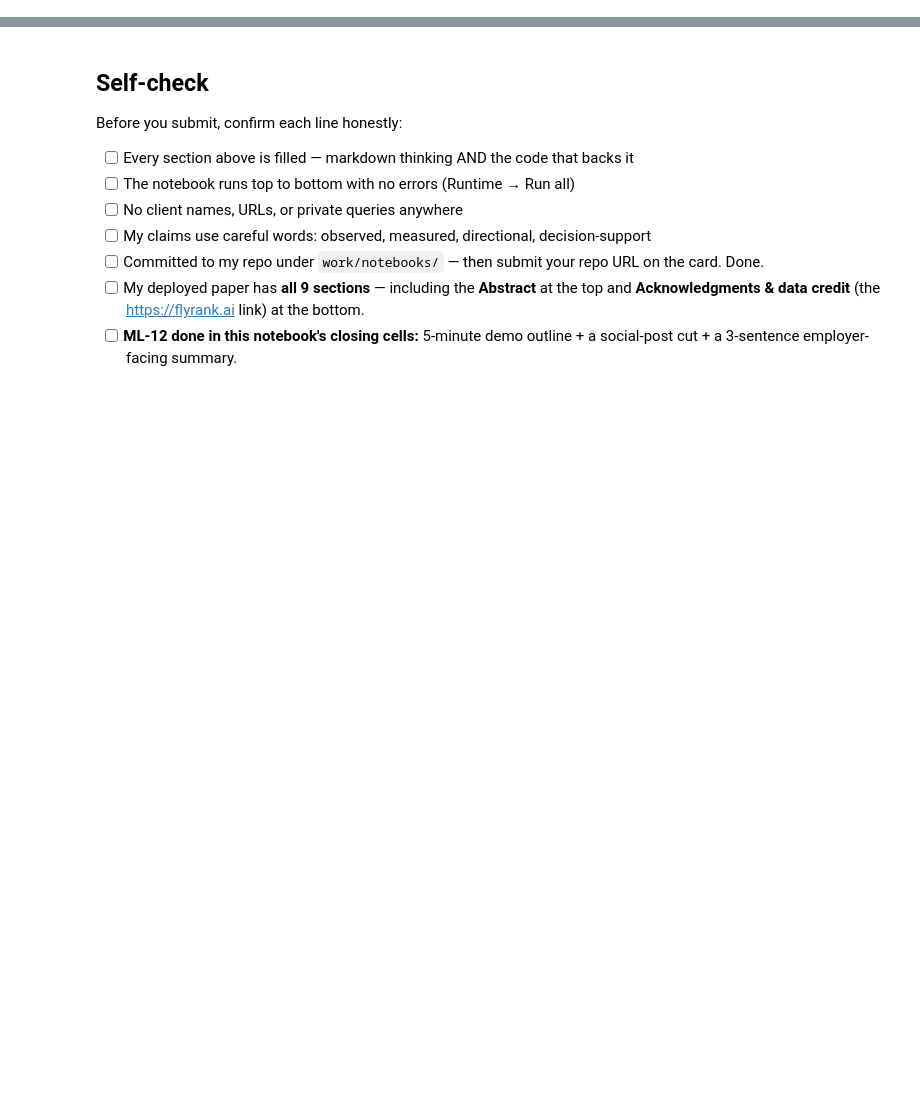
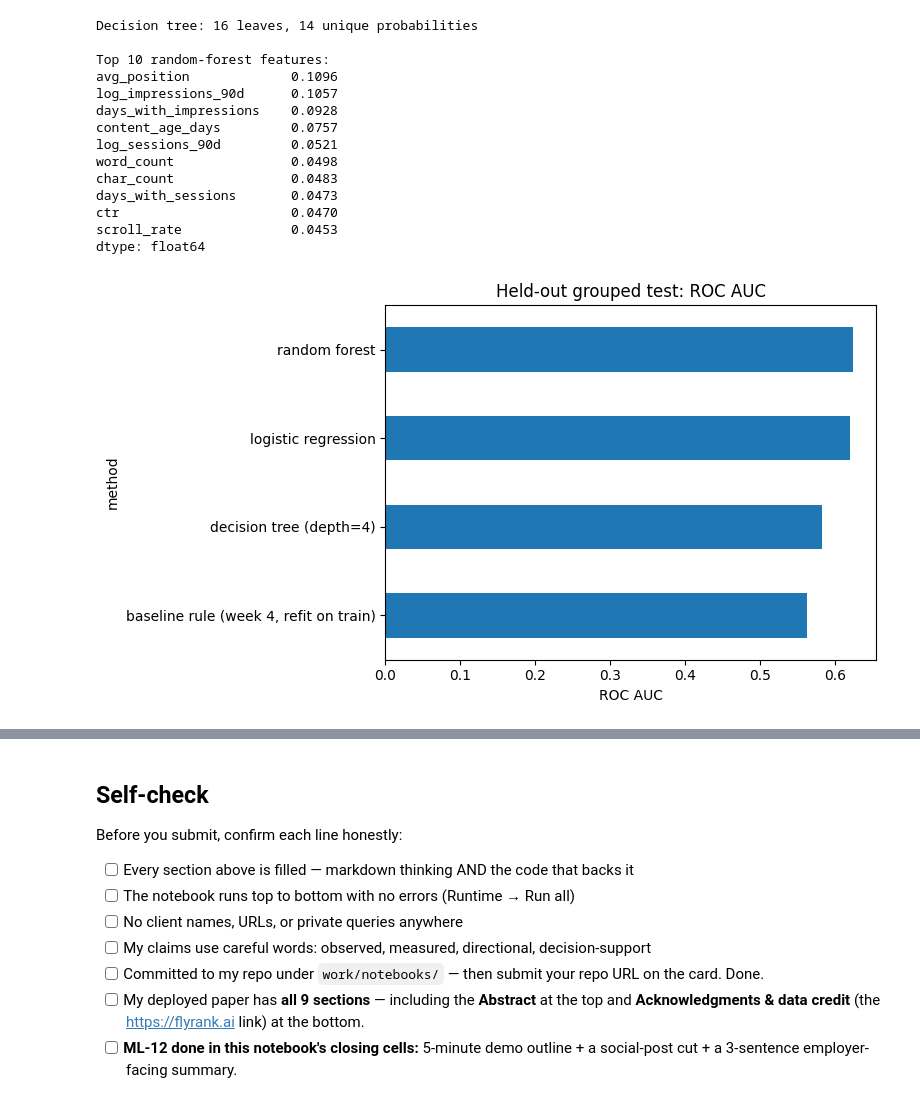
Before and after one commit to AdeenMir/flyrank-ml-internship, a Jupyter notebook: work/notebooks/capstone.ipynb, the cells around one changed output, grey strips where cells are left out. Cells and saved outputs as stored; diff of their text form; code cells hidden in the pictures; blank space fills up the shorter version.

Commit message:
capstone finalized

```diff
--- a/work/notebooks/capstone.ipynb
+++ b/work/notebooks/capstone.ipynb
@@ -36,0 +86,18 @@ This skeleton is yours to fill. Work the sections **in order** — each one has
+# %%
+from sklearn.model_selection import GroupShuffleSplit
+
+groups = df["client_id"]
+splitter = GroupShuffleSplit(n_splits=1, test_size=0.30, random_state=42)
+train_idx, test_idx = next(splitter.split(X, y, groups=groups))
+
+X_train, X_test = X.iloc[train_idx], X.iloc[test_idx]
+y_train, y_test = y.iloc[train_idx], y.iloc[test_idx]
+df_train, df_test = df.iloc[train_idx], df.iloc[test_idx]
+
+overlap = set(df_train["client_id"]) & set(df_test["client_id"])
+
+print(f"Train rows: {len(X_train):,} ({y_train.mean():.3f} positive rate)")
+print(f"Test rows:  {len(X_test):,} ({y_test.mean():.3f} positive rate)")
+print(f"Clients in both train and test: {len(overlap)}")
+print(f"Distinct clients — train: {df_train['client_id'].nunique()}, test: {df_test['client_id'].nunique()}")
+assert len(overlap) == 0
@@ -36,0 +215,38 @@ This skeleton is yours to fill. Work the sections **in order** — each one has
+# %%
+# Compact diagnostic outputs and reproducible artifacts
+tree_proba = tree.predict_proba(X_test)[:, 1]
+importances = pd.Series(forest.feature_importances_, index=X.columns).sort_values(ascending=False)
+
+print(f"Decision tree: {tree.get_n_leaves()} leaves, {len(np.unique(tree_proba))} unique probabilities")
+print("\nTop 10 random-forest features:")
+print(importances.head(10).round(4))
+
+feature_table = importances.head(10).rename("importance").reset_index()
+feature_table.columns = ["feature", "importance"]
+feature_table.to_csv(os.path.join(OUTPUT_DIR, "capstone_feature_importance.csv"), index=False)
+
+# Reproduce the committed result table as a figure.
+fig, ax = plt.subplots(figsize=(8, 4.5))
+plot_df = comparison.set_index("method")
+plot_df["roc_auc"].sort_values().plot(kind="barh", ax=ax)
+ax.set_xlabel("ROC AUC")
+ax.set_title("Held-out grouped test: ROC AUC")
+fig.tight_layout()
+fig.savefig(os.path.join(OUTPUT_DIR, "capstone_auc.png"), dpi=160)
+plt.show()
+# %% [output]
+Decision tree: 16 leaves, 14 unique probabilities
+
+Top 10 random-forest features:
+avg_position             0.1096
+log_impressions_90d      0.1057
+days_with_impressions    0.0928
+content_age_days         0.0757
+log_sessions_90d         0.0521
+word_count               0.0498
+char_count               0.0483
+days_with_sessions       0.0473
+ctr                      0.0470
+scroll_rate              0.0453
+dtype: float64
+[figure, added]
```
Also changed, not shown: parts of 23 cells of this notebook.
